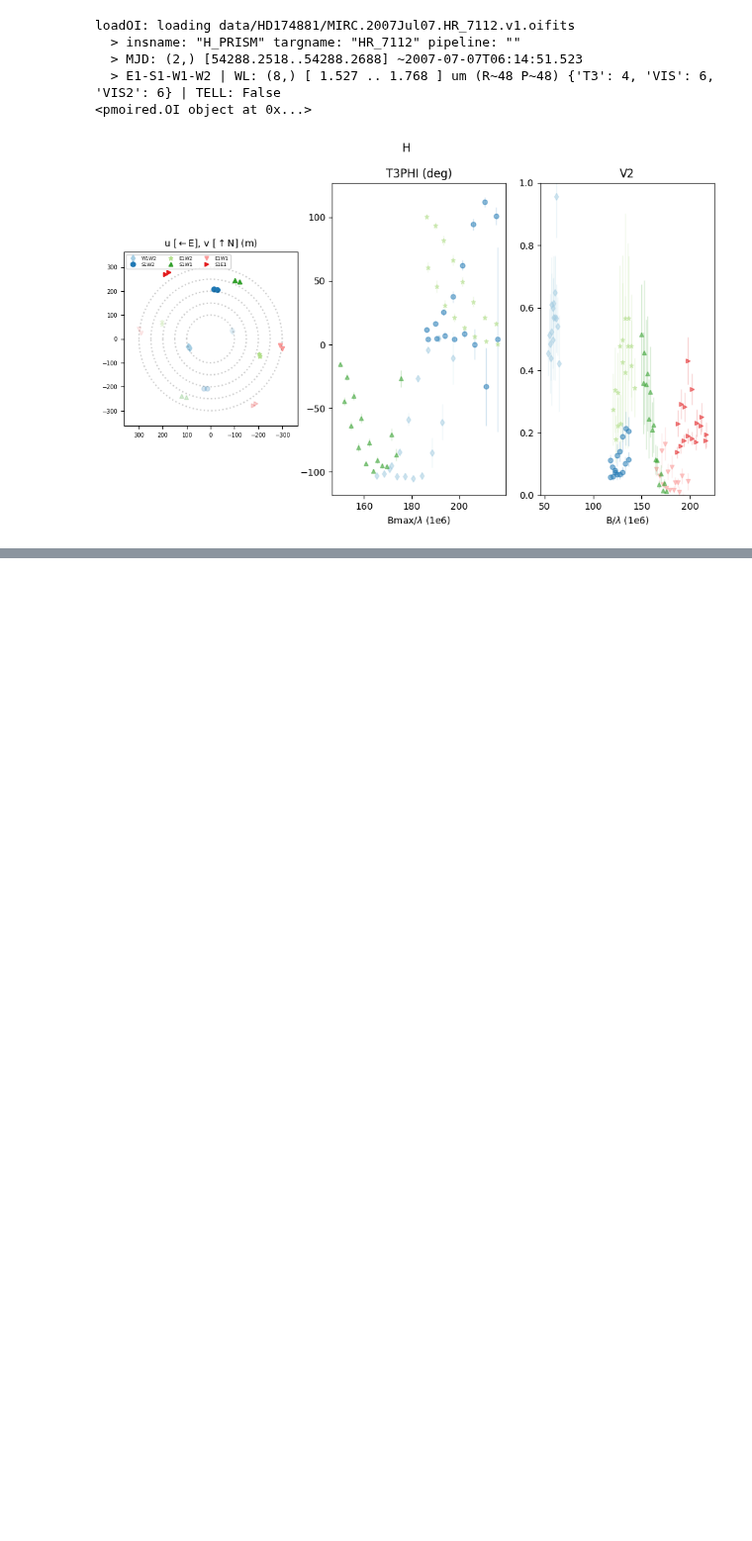
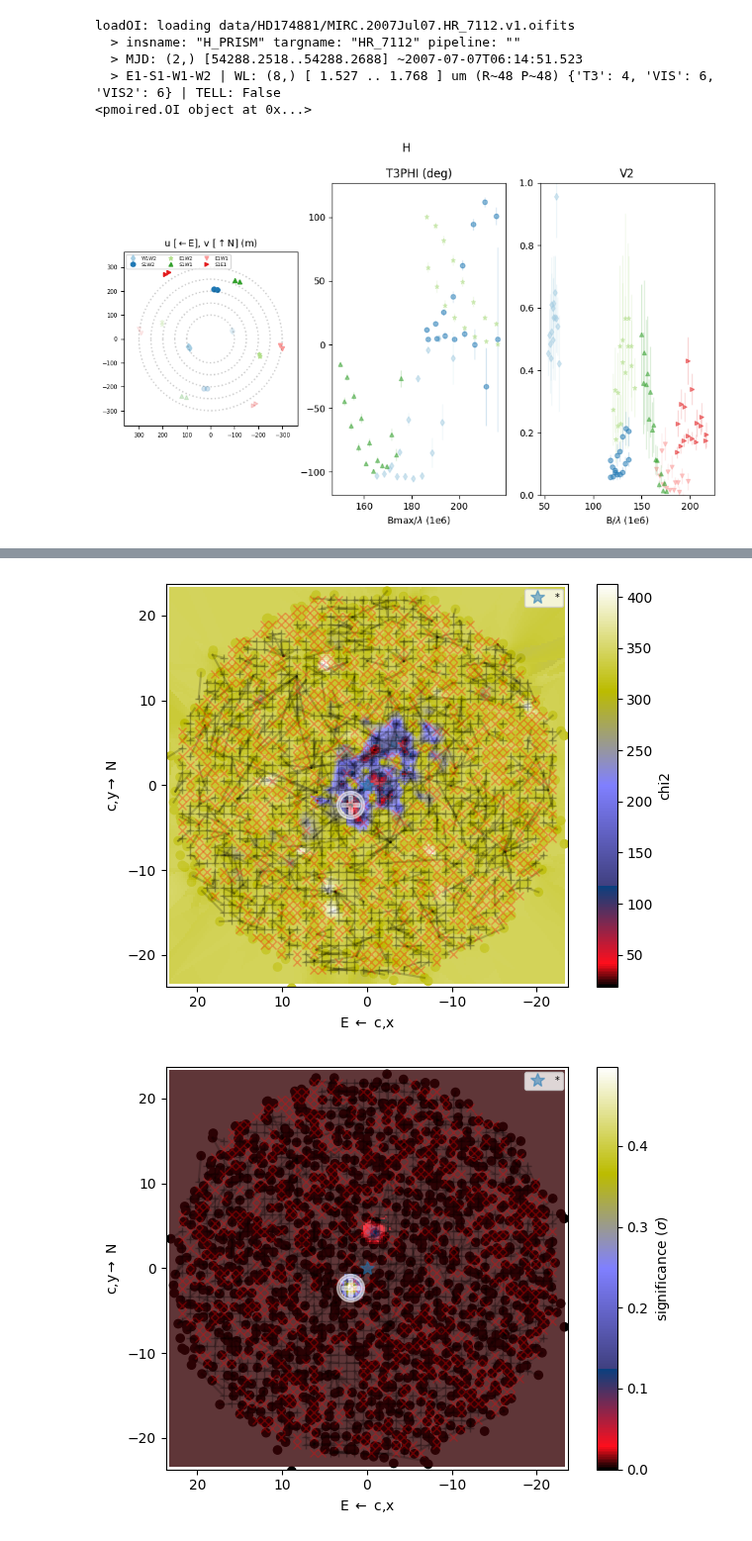
Before and after one commit to oliviergilbertastro/UMich, a Jupyter notebook: ASTRO501/hw3b/HW3b_starter.ipynb, the cells around one changed output, grey strips where cells are left out. Shown at 99% size. Saved outputs shown, nothing was run; the diff lists cells and outputs as text; code cells hidden in the pictures; blank space fills up the shorter version.

```diff
--- a/ASTRO501/hw3b/HW3b_starter.ipynb
+++ b/ASTRO501/hw3b/HW3b_starter.ipynb
@@ -130,3 +182,11 @@ After following the fitting procedures in the example, include your gridsearch r
+# %%
+# -- show the 2D grid of reduced chi2
+oi.showGrid(interpolate=True, tight=True)
+bestUD = oi.bestfit['best']
+oi.showGrid(interpolate=True, tight=True, significance=bestUD)
+# %% [output]
+[figure, added]
+[figure, added]
 # %% [markdown]
 ## P3. Show V2 and closure phase data along with best fit model results
 
```
Also changed, not shown: parts of 1 cell of this notebook.
